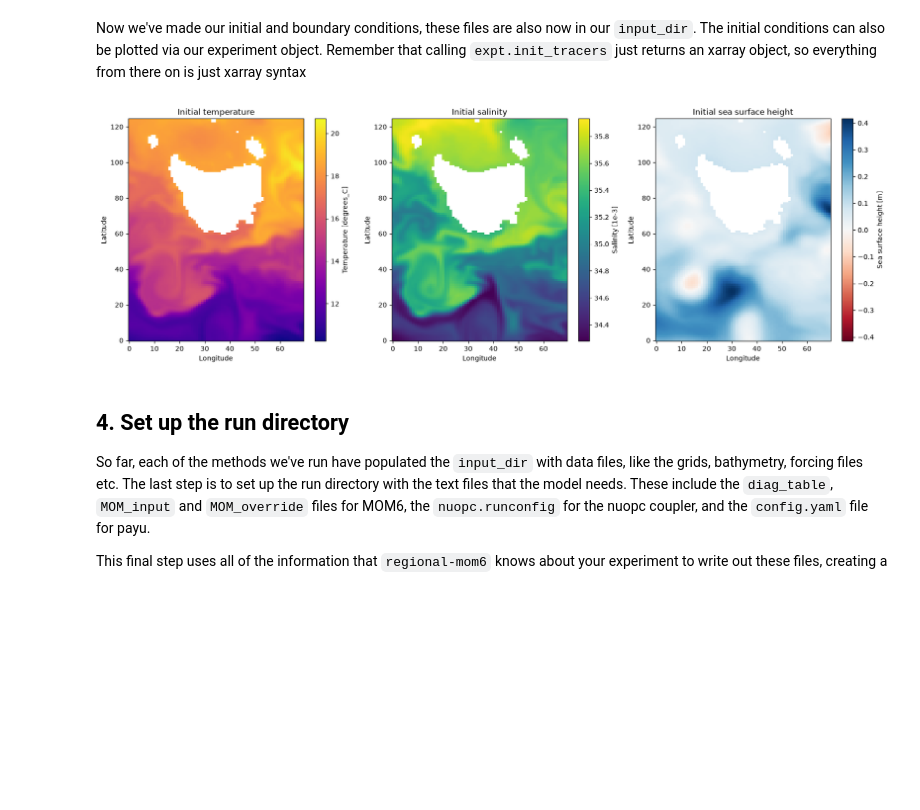
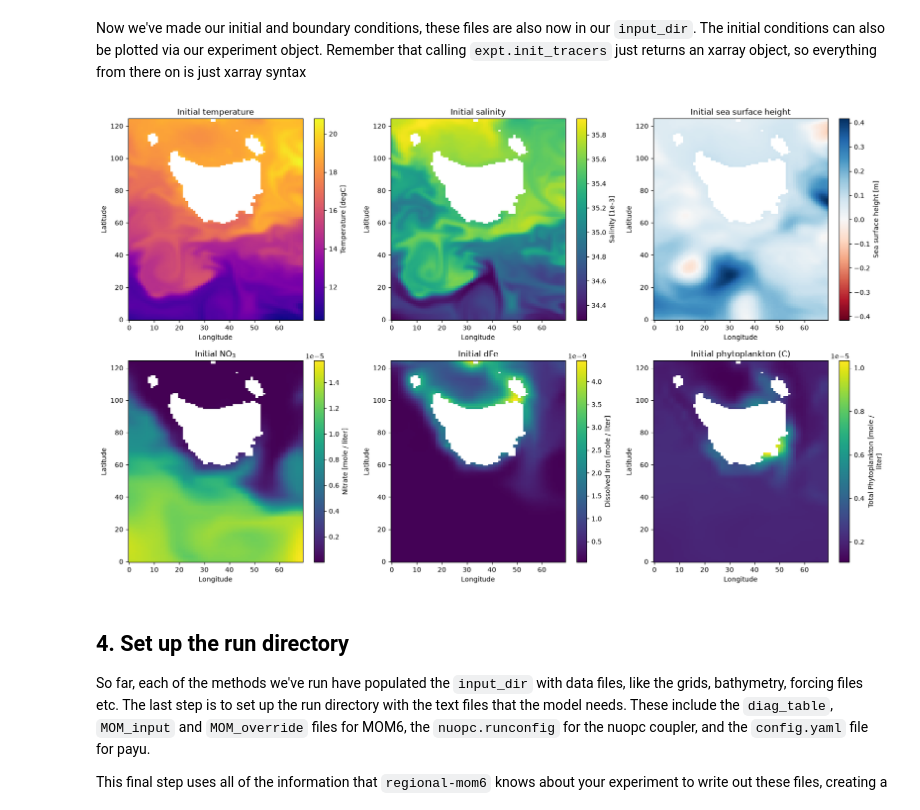
Before and after one commit to pearseb/regional-mom6-bgc, a Jupyter notebook: demos/ACCESS-rOM3-demo-bgc.ipynb, the cells around one changed output. Saved outputs shown, nothing was run; the diff lists cells and outputs as text; code cells hidden in the pictures; blank space fills up the shorter version.

```diff
--- a/demos/ACCESS-rOM3-demo-bgc.ipynb
+++ b/demos/ACCESS-rOM3-demo-bgc.ipynb
@@ -92,7 +92,7 @@ expt = rmom6.experiment(
 
     number_vertical_layers = 75,                    # Number of vertical layers, not number of interfaces.
 
-    layer_thickness_ratio = 25,                     # Ratio of the deepest layer thickness to the surface layer.
+    layer_thickness_ratio = 150,                     # Ratio of the deepest layer thickness to the surface layer.
                                                     # Set higher for more resolution near the surface, negative for higher resolution at the sea floor.
 
     depth = 4500,                                   # Maximum depth of your domain. This will set the depth of the deepest layer in the vertical coordinate.
@@ -319,16 +356,21 @@ expt.setup_ocean_state_boundaries(
 # %% [markdown]
 Now we've made our initial and boundary conditions, these files are also now in our `input_dir`. The initial conditions can also be plotted via our experiment object. Remember that calling `expt.init_tracers` just returns an xarray object, so everything from there on is just xarray syntax
 # %%
-fig,ax = plt.subplots(1,3,figsize=(20, 6))
+fig,ax = plt.subplots(2,3,figsize=(20, 12))
+ax = ax.ravel()
 # Plot the surface values of temperature, salinity and sea surface height for the initial conditions
 expt.init_tracers.temp.isel(zl = 0).where(expt.bathymetry.mask).plot(ax=ax[0],cmap = "plasma")
 expt.init_tracers.salt.isel(zl = 0).where(expt.bathymetry.mask).plot(ax=ax[1])
 expt.init_eta.eta_t.where(expt.bathymetry.mask).plot(ax=ax[2],cmap = "RdBu")
+expt.ic_bgc_tracers.no3.isel(zl = 0).where(expt.bathymetry.mask).plot(ax=ax[3])
+expt.ic_bgc_tracers.fe.isel(zl = 0).where(expt.bathymetry.mask).plot(ax=ax[4])
+expt.ic_bgc_tracers.phy.isel(zl = 0).where(expt.bathymetry.mask).plot(ax=ax[5])
 ax[0].set_title("Initial temperature"), ax[1].set_title("Initial salinity"), ax[2].set_title("Initial sea surface height")
+ax[3].set_title("Initial NO$_3$"), ax[4].set_title("Initial dFe"), ax[5].set_title("Initial phytoplankton (C)")
 for i in ax:
     i.set_xlabel("Longitude"), i.set_ylabel("Latitude")
 # %% [output]
-[figure, old version]
+[figure, new version]
 # %% [markdown]
 ## 4. Set up the run directory
 
```
Also changed, not shown: parts of 6 cells of this notebook, 2 other files.
